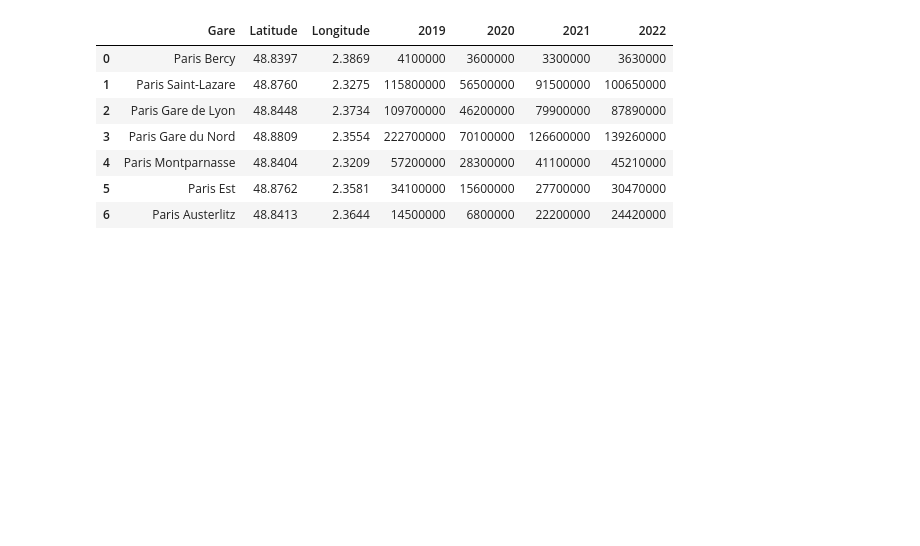
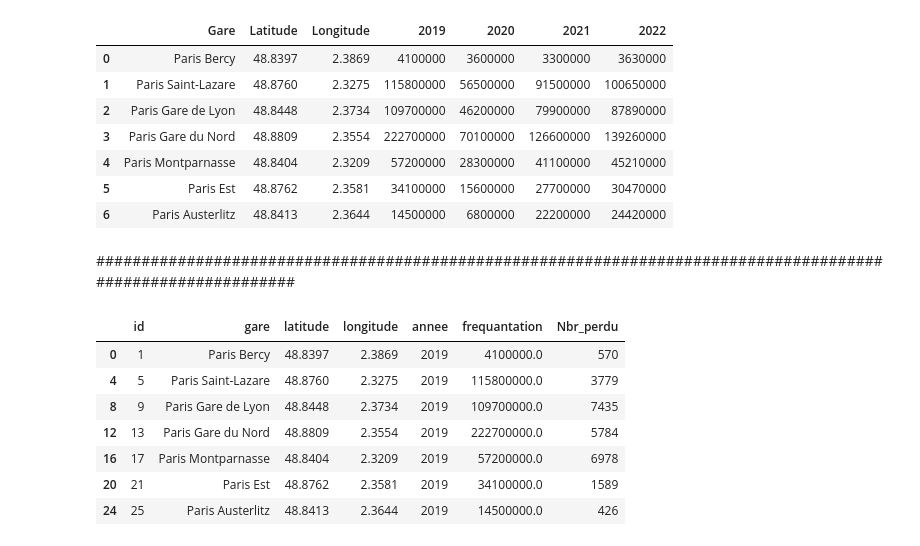
Before and after one commit to RolaMmss/Lost-in-translation, a Jupyter notebook: nb_obj_perdu_graph.ipynb, the cells around one changed output. Cells and saved outputs as stored; diff of their text form; code cells hidden in the pictures; blank space fills up the shorter version.

```diff
--- a/nb_obj_perdu_graph.ipynb
+++ b/nb_obj_perdu_graph.ipynb
@@ -503,3 +494,29 @@ fig = px.scatter_mapbox(df, lat="latitude", lon="longitude", color="Nbr_perdu",
 # Affichage de la carte
 # Export en fichier HTML
 fig.write_html('carte_objets_perdus.html', auto_open=True)
+# %% [markdown]
+#############################################################################################################
+# %%
+# Connexion à la base de données SQLite
+connexion = sqlite3.connect("db_objets_trouves.db")
+
+# Lecture de la table 'gares' et stockage dans un dataframe Pandas
+df_test = pd.read_sql_query("SELECT * from gares_objets_perdus", connexion)
+
+# Filtrage des données pour ne garder que l'année 2019
+df_test_2019 = df_test[df_test['annee'] == 2019]
+
+# Fermeture de la connexion à la base de données
+connexion.close()
+
+# Affichage du contenu du dataframe
+df_test_2019
+# %% [output]
+|  | id | gare | latitude | longitude | annee | frequantation | Nbr_perdu |
+| 0 | 1 | Paris Bercy | 48.8397 | 2.3869 | 2019 | 4100000.0 | 570 |
+| 4 | 5 | Paris Saint-Lazare | 48.8760 | 2.3275 | 2019 | 115800000.0 | 3779 |
+| 8 | 9 | Paris Gare de Lyon | 48.8448 | 2.3734 | 2019 | 109700000.0 | 7435 |
+| 12 | 13 | Paris Gare du Nord | 48.8809 | 2.3554 | 2019 | 222700000.0 | 5784 |
+| 16 | 17 | Paris Montparnasse | 48.8404 | 2.3209 | 2019 | 57200000.0 | 6978 |
+| 20 | 21 | Paris Est | 48.8762 | 2.3581 | 2019 | 34100000.0 | 1589 |
+| 24 | 25 | Paris Austerlitz | 48.8413 | 2.3644 | 2019 | 14500000.0 | 426 |
```
Also changed, not shown: parts of 4 cells of this notebook, 12 other files.
